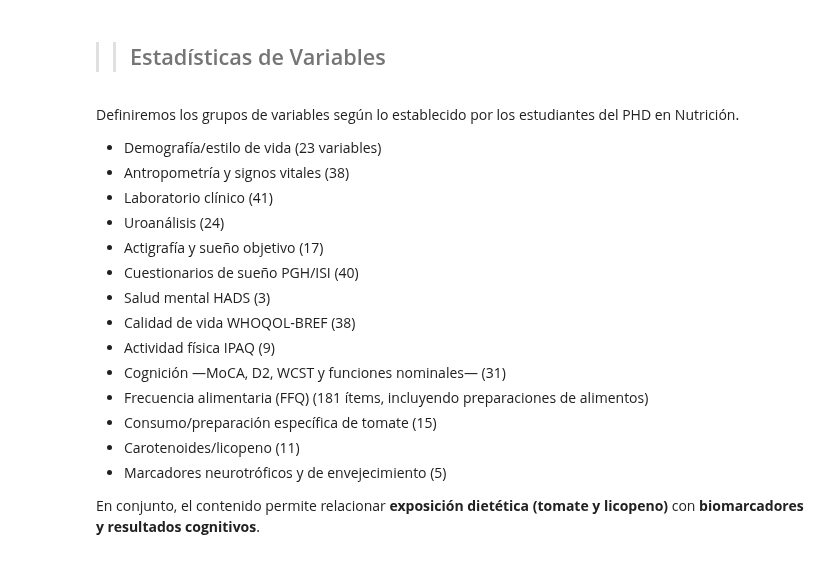
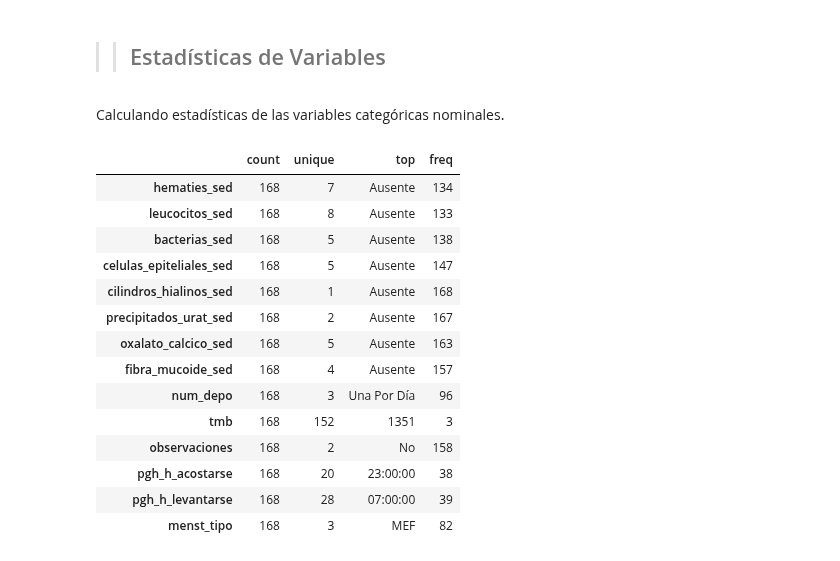
Before and after one commit to MardonioR/Proyecto-Polifenoles, a Jupyter notebook: Notebooks/EDA_MARDONIO.ipynb, the cells around one changed output. Cells and saved outputs as stored; diff of their text form; code cells hidden in the pictures.

```diff
--- a/Notebooks/EDA_MARDONIO.ipynb
+++ b/Notebooks/EDA_MARDONIO.ipynb
@@ -417,19 +422,20 @@ df.to_excel('../Data/Final_DF.xlsx',index=False)
 # %% [markdown]
-Definiremos los grupos de variables según lo establecido por los estudiantes del PHD en Nutrición.
-
-- Demografía/estilo de vida (23 variables)
-- Antropometría y signos vitales (38)
-- Laboratorio clínico (41)
-- Uroanálisis (24)
-- Actigrafía y sueño objetivo (17)
-- Cuestionarios de sueño PGH/ISI (40)
-- Salud mental HADS (3)
-- Calidad de vida WHOQOL‑BREF (38)
-- Actividad física IPAQ (9)
-- Cognición —MoCA, D2, WCST y funciones nominales— (31)
-- Frecuencia alimentaria (FFQ) (181 ítems, incluyendo preparaciones de alimentos)
-- Consumo/preparación específica de tomate (15)
-- Carotenoides/licopeno (11)
-- Marcadores neurotróficos y de envejecimiento (5)
-
-En conjunto, el contenido permite relacionar **exposición dietética (tomate y licopeno)** con **biomarcadores y resultados cognitivos**.
+Calculando estadísticas de las variables categóricas nominales.
+# %%
+df.describe(include=['object', 'category']).T
+# %% [output]
+|  | count | unique | top | freq |
+| hematies_sed | 168 | 7 | Ausente | 134 |
+| leucocitos_sed | 168 | 8 | Ausente | 133 |
+| bacterias_sed | 168 | 5 | Ausente | 138 |
+| celulas_epiteliales_sed | 168 | 5 | Ausente | 147 |
+| cilindros_hialinos_sed | 168 | 1 | Ausente | 168 |
+| precipitados_urat_sed | 168 | 2 | Ausente | 167 |
+| oxalato_calcico_sed | 168 | 5 | Ausente | 163 |
+| fibra_mucoide_sed | 168 | 4 | Ausente | 157 |
+| num_depo | 168 | 3 | Una Por Día | 96 |
+| tmb | 168 | 152 | 1351 | 3 |
+| observaciones | 168 | 2 | No | 158 |
+| pgh_h_acostarse | 168 | 20 | 23:00:00 | 38 |
+| pgh_h_levantarse | 168 | 28 | 07:00:00 | 39 |
+| menst_tipo | 168 | 3 | MEF | 82 |
```
Also changed, not shown: parts of 15 cells of this notebook, 4 other files.
